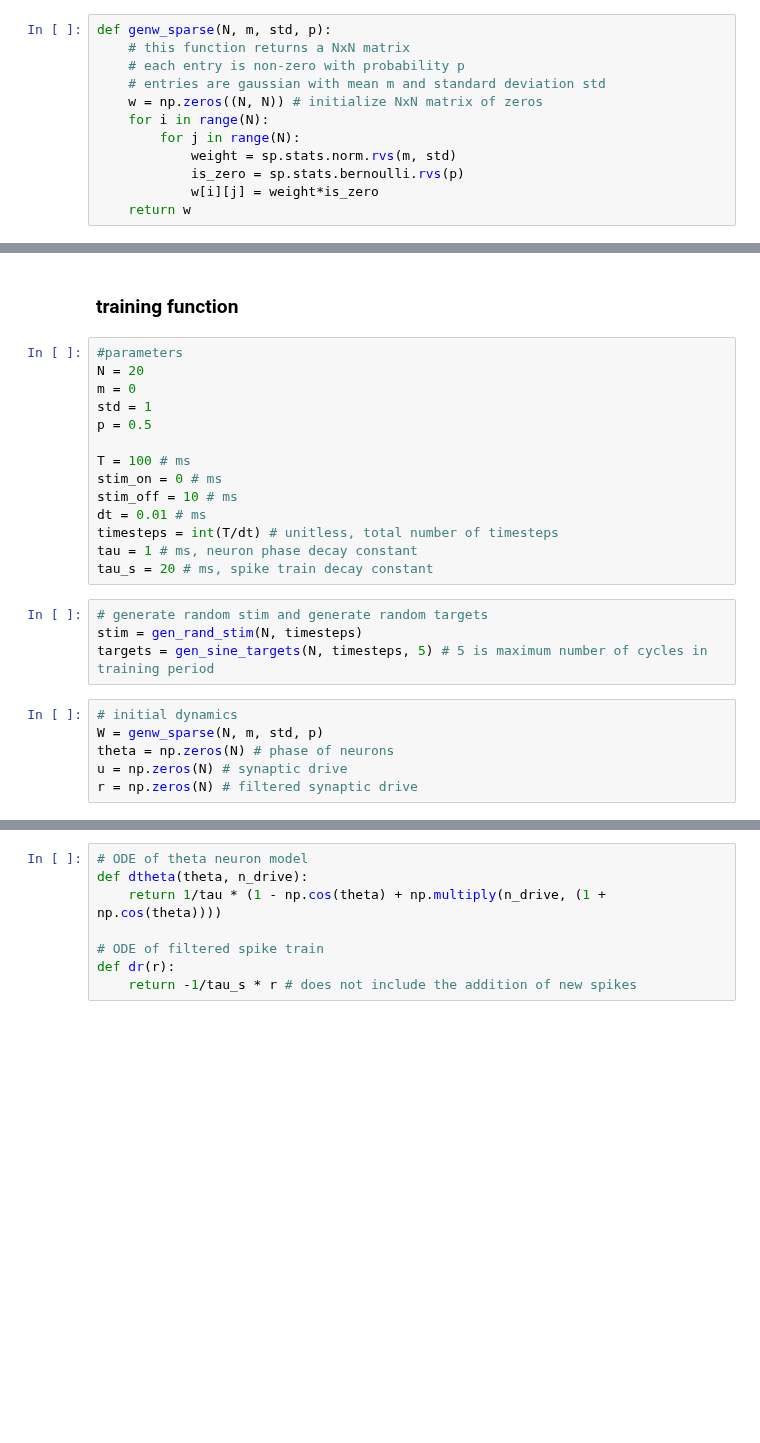
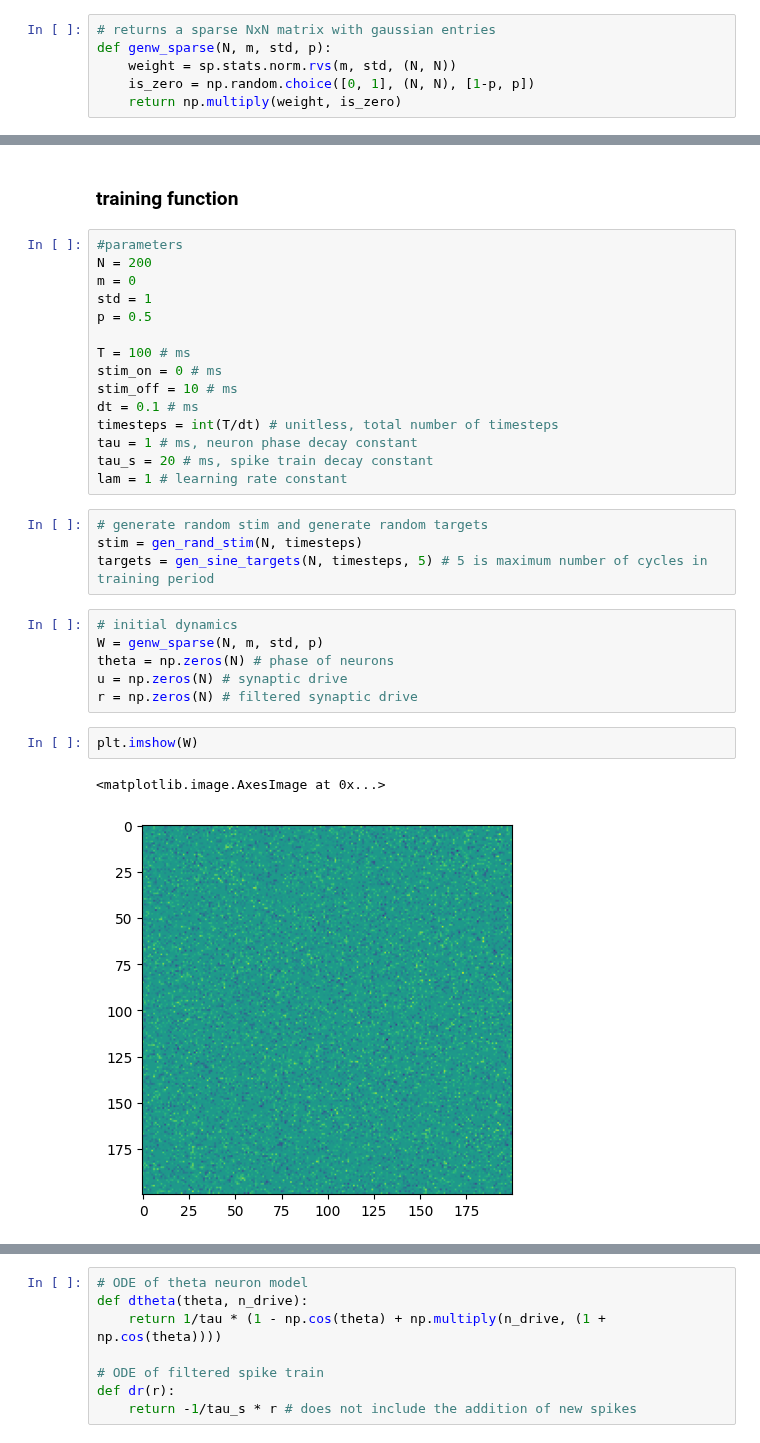
Before and after one commit to Sam-q-3736/srnn_rls, a Jupyter notebook: Untitled.ipynb, the cells around one changed output, grey strips where cells are left out. Saved outputs shown, nothing was run; the diff lists cells and outputs as text; blank space fills up the shorter version.

```diff
--- a/Untitled.ipynb
+++ b/Untitled.ipynb
@@ -3,14 +3,8 @@ import numpy as np
 import scipy as sp
 import matplotlib.pyplot as plt
 # %%
+# returns a sparse NxN matrix with gaussian entries
 def genw_sparse(N, m, std, p):
-    # this function returns a NxN matrix
-    # each entry is non-zero with probability p
-    # entries are gaussian with mean m and standard deviation std
-    w = np.zeros((N, N)) # initialize NxN matrix of zeros
-    for i in range(N):
-        for j in range(N):
-            weight = sp.stats.norm.rvs(m, std)
-            is_zero = sp.stats.bernoulli.rvs(p)
-            w[i][j] = weight*is_zero
-    return w
+    weight = sp.stats.norm.rvs(m, std, (N, N))
+    is_zero = np.random.choice([0, 1], (N, N), [1-p, p])
+    return np.multiply(weight, is_zero)
@@ -34,7 +28,7 @@ def gen_sine_targets(N, timesteps, max_cycles):
 ### training function
 # %%
 #parameters
-N = 20
+N = 200
 m = 0
 std = 1
 p = 0.5
@@ -42,17 +36,23 @@ p = 0.5
 T = 100 # ms
 stim_on = 0 # ms
 stim_off = 10 # ms
-dt = 0.01 # ms
+dt = 0.1 # ms
 timesteps = int(T/dt) # unitless, total number of timesteps
 tau = 1 # ms, neuron phase decay constant
 tau_s = 20 # ms, spike train decay constant
+lam = 1 # learning rate constant
-# %%
-# generate random stim and generate random targets
-stim = gen_rand_stim(N, timesteps)
-targets = gen_sine_targets(N, timesteps, 5) # 5 is maximum number of cycles in training period
+# %%
+# generate random stim and generate random targets
+stim = gen_rand_stim(N, timesteps)
+targets = gen_sine_targets(N, timesteps, 5) # 5 is maximum number of cycles in training period
 # %%
 # initial dynamics
 W = genw_sparse(N, m, std, p)
 theta = np.zeros(N) # phase of neurons
 u = np.zeros(N) # synaptic drive
 r = np.zeros(N) # filtered synaptic drive
+# %%
+plt.imshow(W)
+# %% [output]
+<matplotlib.image.AxesImage at 0x...>
+[figure, added]
```
Also changed, not shown: parts of 12 cells of this notebook.
